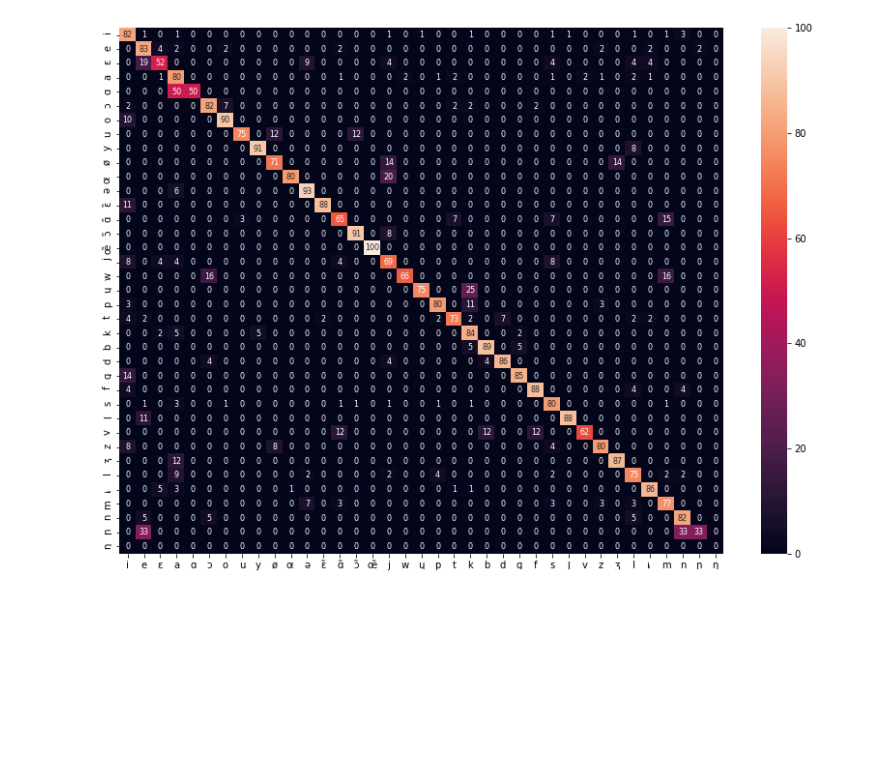
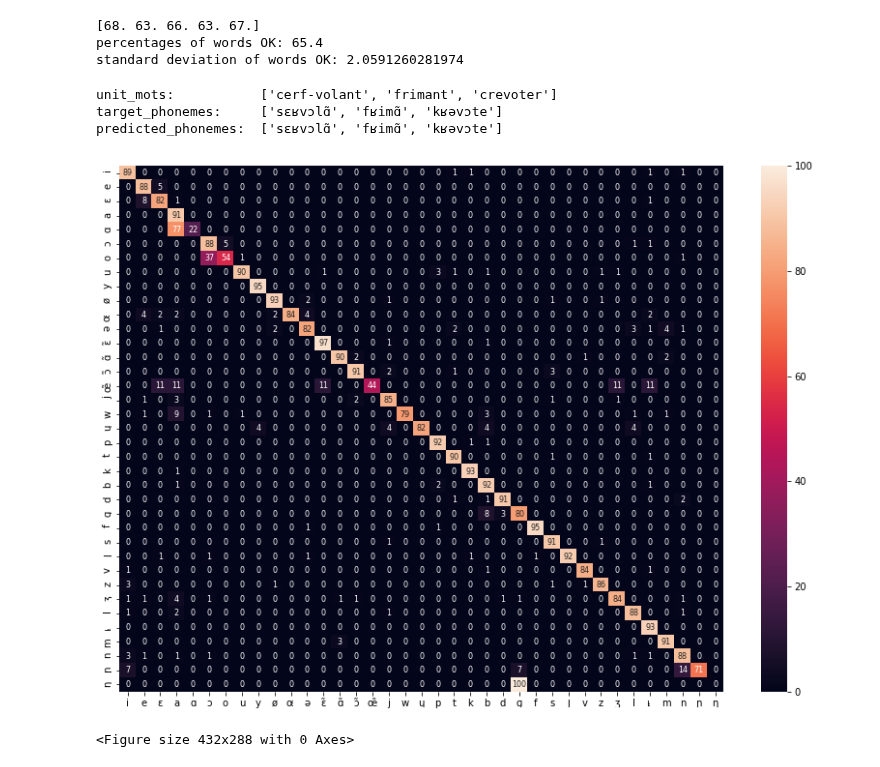
Before and after one commit to marxav/hello-world, a Jupyter notebook: wav2phonemes_pytorch.ipynb, the cells around one changed output. Saved outputs shown, nothing was run; the diff lists cells and outputs as text; code cells hidden in the pictures; blank space fills up the shorter version.

Commit message:
enhanced prediction rate up to 2/3

```diff
--- a/wav2phonemes_pytorch.ipynb
+++ b/wav2phonemes_pytorch.ipynb
@@ -558,2 +617,4 @@ X_test /= x_train_std
+# %%
+FIRST_TIME_EVER = True
 # %%
 # Define the model
@@ -712,4 +773,0 @@ C=40 (Classes units (IPA char samples)
-# %%
-#model = CNN(len(vocab), 20, 1)
-model = CNN(D, TARGET_PHONEMES_MAX, C, T)
-model.to(device)
@@ -860,17 +951,0 @@ target_lenghts_train2 = torch.from_numpy(label_length[N_train:]).short()
-# %%
-t0 = datetime.now()
-
-model, train_losses, test_losses = fit(model, criterion, optimizer,
-        X_train1,
-        Y_train1,
-        input_lenghts_train1,
-        target_lenghts_train1,
-        X_train2,
-        Y_train2,
-        input_lenghts_train2,
-        target_lenghts_train2,
-        200)
-
-t1 = datetime.now()
-training_duration = t1 - t0
-print('training_duration', training_duration)
@@ -907,6 +952,7 @@ training_duration 0:18:08.034596
 # %%
-# Plot the train loss and test loss per iteration
-_ = plt.plot(train_losses, label='train loss')
-_ = plt.plot(test_losses, label='test loss')
-_ = plt.legend()
-_ = plt.show()
+def display_learning_curves(train_losses, test_losses):
+    # Plot the train loss and test loss per iteration
+    _ = plt.plot(train_losses, label='train loss')
+    _ = plt.plot(test_losses, label='test loss')
+    _ = plt.legend()
+    _ = plt.show()
@@ -1036,10 +1257,38 @@ decode_predictions(unit_predicted, unit_labels, verbose=False)
+# %%
+print(n_oks)
+print("percentages of words OK:", n_oks.mean())
+print("standard deviation of words OK:", n_oks.std())
+# %% [output]
+[68. 63. 66. 63. 67.]
+percentages of words OK: 65.4
+standard deviation of words OK: 2.0591260281974
+# %%
+def unit_test(model, n_mots, X_test, Y_test, mots_test, prononciations_test):
+
+    unit_inputs = torch.from_numpy(X_test[0:n_mots]).float()
+    unit_labels = torch.from_numpy(Y_test[0:n_mots]).float()
+    unit_inputs, unit_targets = unit_inputs.to(device), unit_labels.to(device)
+    unit_mots= [ get_string_from_numpy(mot) for mot in mots_test[0:n_mots] ]
+    #unit_prononciations= [ get_string_from_numpy(mot) for mot in prononciations_test[0:n_mots] ]
+    print('unit_mots:          ', unit_mots)
+    #print('unit_prononciations:', unit_prononciations)
+    predicted_phonemess, target_phonemess = decode_predictions(model(unit_inputs), unit_targets, verbose=False)
+    print('target_phonemes:    ', target_phonemess)
+    print('predicted_phonemes: ', predicted_phonemess)
+
+unit_test(model, 3, X_test, Y_test, mots_test, prononciations_test)
+# %% [output]
+unit_mots:           ['cerf-volant', 'frimant', 'crevoter']
+target_phonemes:     ['sɛʁvɔlɑ̃', 'fʁimɑ̃', 'kʁəvɔte']
+predicted_phonemes:  ['sɛʁvɔlɑ̃', 'fʁimɑ̃', 'kʁəvɔte']
 # %%
 # create a copy of char_2_int without \' and <SPACE>
 char_2_int2 = char_2_int.copy()
 del char_2_int2["'"]
 del char_2_int2["<SPACE>"]
 
-counting_bad_cases = Counter({})
+counting_bad_couples = Counter({})
+counting_bad_letters = Counter({})
 n_bad_letters = 0
 
 # fill a confusion matrix
@@ -1054,34 +1303,38 @@ for i in range(len(targets)):
             letter_targeted_index = char_2_int[letter_targeted]
             letter_predicted_index = char_2_int[letter_predicted]
             try:
                 confusion_array[letter_targeted_index, letter_predicted_index] += 1
             except:
                 print('error target letter:%s (%s), prediction:%s, predicted letter (in %s)' %\
                 (letter_targeted, targets[i], letter_predicted, predictions[i]))
             if letter_predicted != letter_targeted :
-                key = letter_predicted + '-' + letter_targeted
-                counting_bad_cases[key] += 1
+                key1 = letter_targeted
+                counting_bad_letters[key1] += 1
+                key2 = letter_predicted + '-' + letter_targeted
+                counting_bad_couples[key2] += 1
                 n_bad_letters += 1
 
 for t in range(confusion_array.shape[0]):
     sum = 0
     for p in range(confusion_array.shape[1]):
         sum += confusion_array[t, p]
     for p in range(confusion_array.shape[1]):
         if sum > 0:
             confusion_array[t, p] = int(confusion_array[t, p]/sum*100)
 
 # display the confusion matrix
 # create a copy of char map without first two chars (' and SPACE)
 char_2_int2 = char_2_int.copy()
 del char_2_int2["'"]
 del char_2_int2["<SPACE>"]
 # display the confusion matrix without first 2 rows and first 2 colums
 df_cm = pd.DataFrame(confusion_array[2:,2:], index = [i for i in char_2_int2],
                   columns = [i for i in char_2_int2])
 _ = plt.figure(figsize = (14,10))
 _ = sns.heatmap(df_cm, annot=True, annot_kws={"size": 8}, fmt='g')
 _ = plt.show()
+plt.savefig('wav2phoneme_pytorch_jupyter.png')
 # %% [output]
-[figure, old version]
+[figure, new version]
+<Figure size 432x288 with 0 Axes>
 # %%
```
Also changed, not shown: parts of 43 cells of this notebook.
